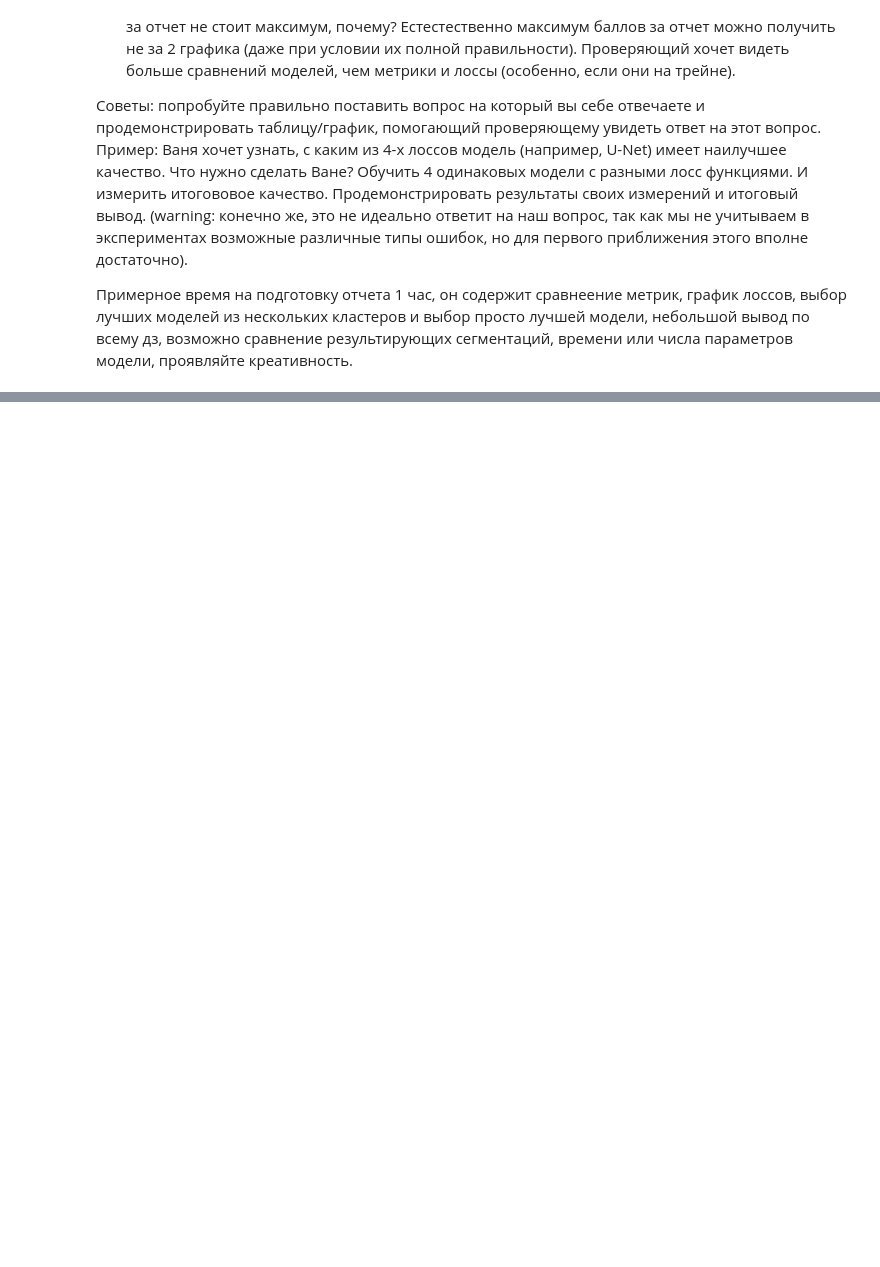
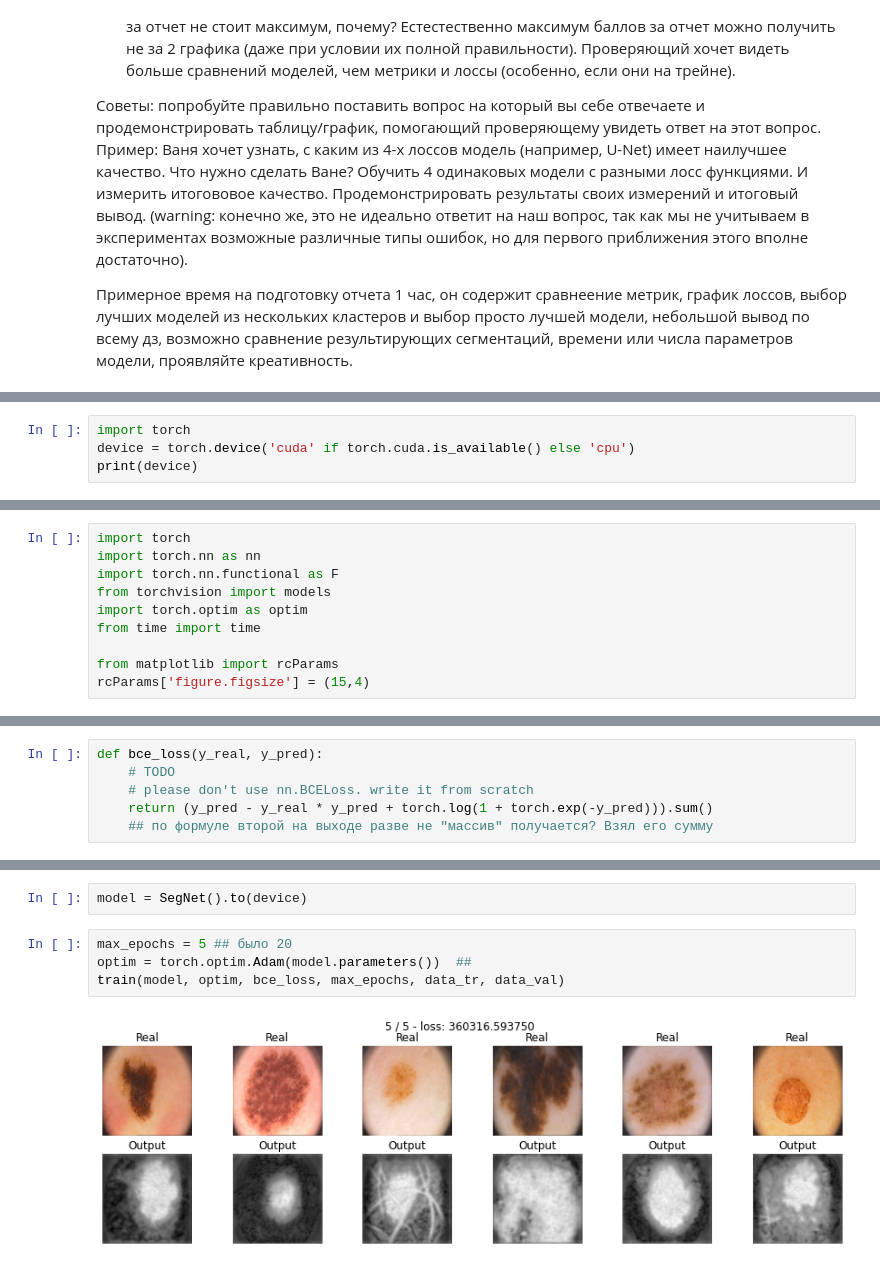
Before and after one commit to gbrs/DLS_1_2022_spring, a Jupyter notebook: 24 Домашка/[hw,basic]semantic_segmentation.ipynb, the cells around one changed output, grey strips where cells are left out. Saved outputs shown, nothing was run; the diff lists cells and outputs as text; blank space fills up the shorter version.

```diff
--- a/24 Домашка/[hw,basic]semantic_segmentation.ipynb
+++ b/24 Домашка/[hw,basic]semantic_segmentation.ipynb
@@ -659,0 +764,4 @@ score_model(unet_model_focal, iou_pytorch, data_val)  ##
+# %%
+import torch
+device = torch.device('cuda' if torch.cuda.is_available() else 'cpu')
+print(device)
@@ -659,0 +770,10 @@ score_model(unet_model_focal, iou_pytorch, data_val)  ##
+# %%
+import torch
+import torch.nn as nn
+import torch.nn.functional as F
+from torchvision import models
+import torch.optim as optim
+from time import time
+
+from matplotlib import rcParams
+rcParams['figure.figsize'] = (15,4)
@@ -659,0 +937,6 @@ score_model(unet_model_focal, iou_pytorch, data_val)  ##
+# %%
+def bce_loss(y_real, y_pred):
+    # TODO
+    # please don't use nn.BCELoss. write it from scratch
+    return (y_pred - y_real * y_pred + torch.log(1 + torch.exp(-y_pred))).sum()
+    ## по формуле второй на выходе разве не "массив" получается? Взял его сумму
@@ -659,0 +1046,8 @@ score_model(unet_model_focal, iou_pytorch, data_val)  ##
+# %%
+model = SegNet().to(device)
+# %%
+max_epochs = 5 ## было 20
+optim = torch.optim.Adam(model.parameters())  ##
+train(model, optim, bce_loss, max_epochs, data_tr, data_val)
+# %% [output]
+[figure, added]
```
Also changed, not shown: parts of 27 cells of this notebook.
